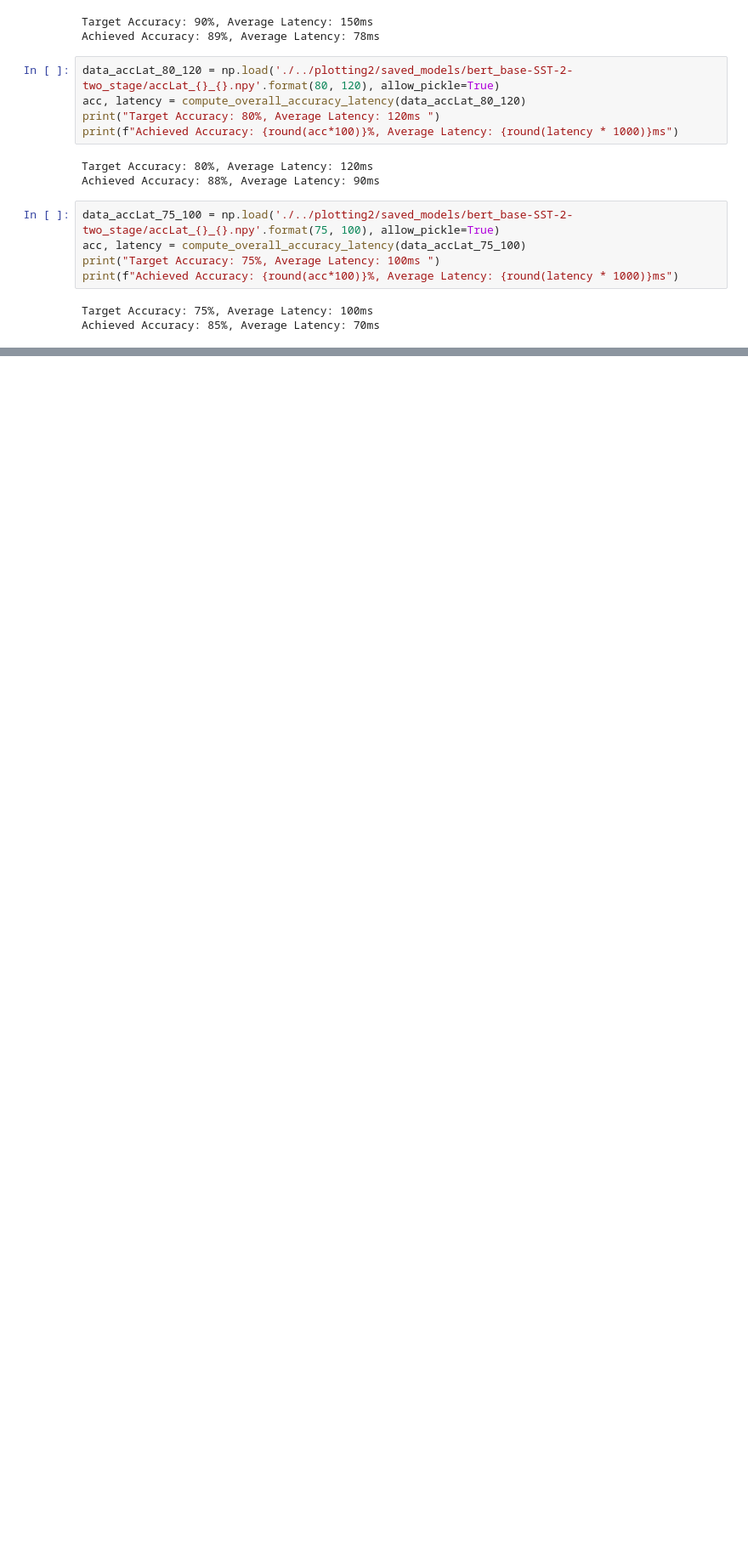
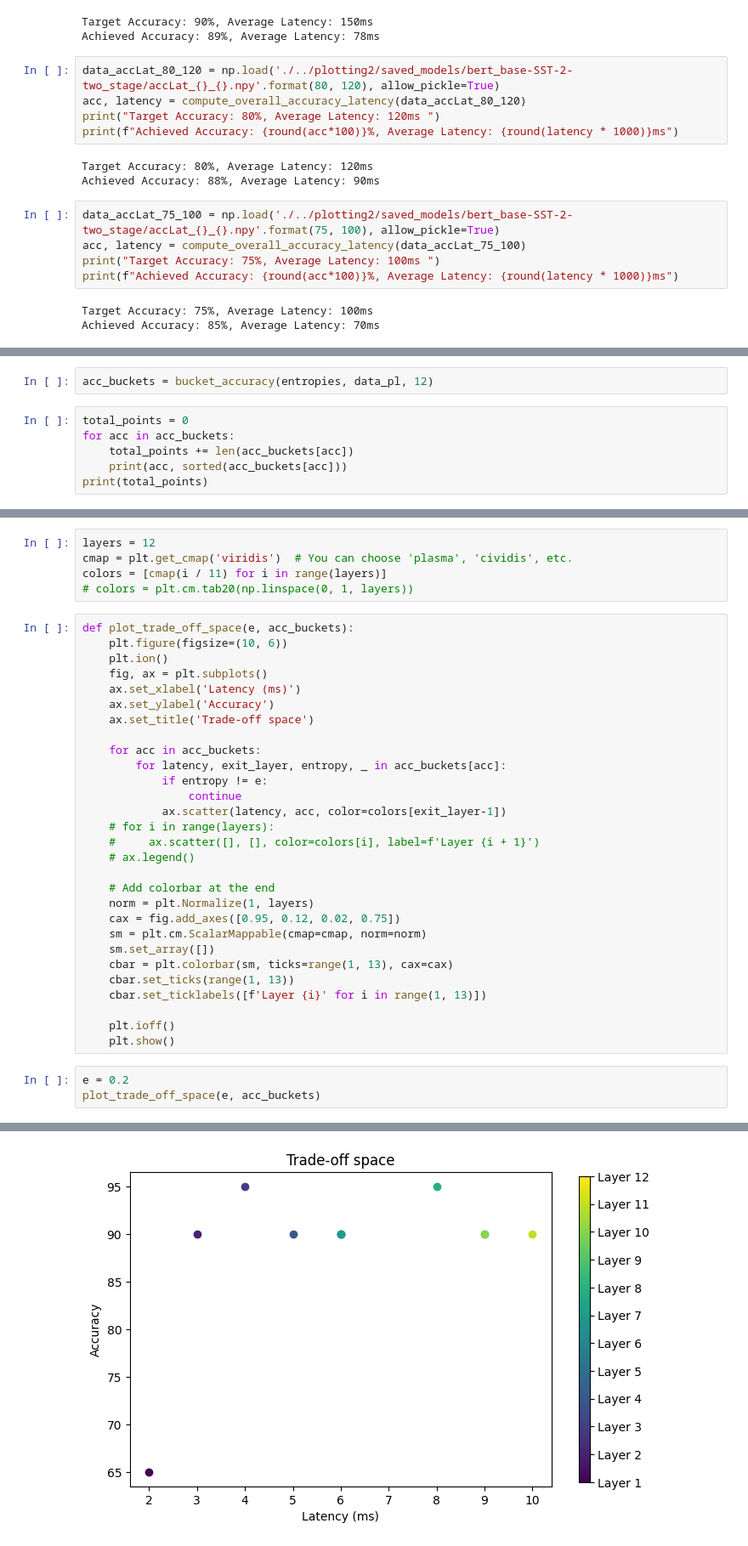
Before and after one commit to HemachandraKolisetty/SysMLTeam12, a Jupyter notebook: notebooks/SST2.ipynb, the cells around one changed output, grey strips where cells are left out. Shown: that part at 85% size. Drawn from its saved outputs; the diff is of its cells as text; blank space fills up the shorter version.

```diff
--- a/notebooks/SST2.ipynb
+++ b/notebooks/SST2.ipynb
@@ -141,0 +194,8 @@ Achieved Accuracy: 85%, Average Latency: 70ms
+# %%
+acc_buckets = bucket_accuracy(entropies, data_pl, 12)
+# %%
+total_points = 0
+for acc in acc_buckets:
+    total_points += len(acc_buckets[acc])
+    print(acc, sorted(acc_buckets[acc]))
+print(total_points)
@@ -141,0 +220,38 @@ Achieved Accuracy: 85%, Average Latency: 70ms
+# %%
+layers = 12
+cmap = plt.get_cmap('viridis')  # You can choose 'plasma', 'cividis', etc.
+colors = [cmap(i / 11) for i in range(layers)]
+# colors = plt.cm.tab20(np.linspace(0, 1, layers))
+# %%
+def plot_trade_off_space(e, acc_buckets):
+    plt.figure(figsize=(10, 6))
+    plt.ion()
+    fig, ax = plt.subplots()
+    ax.set_xlabel('Latency (ms)')
+    ax.set_ylabel('Accuracy')
+    ax.set_title('Trade-off space')
+
+    for acc in acc_buckets:
+        for latency, exit_layer, entropy, _ in acc_buckets[acc]:
+            if entropy != e:
+                continue
+            ax.scatter(latency, acc, color=colors[exit_layer-1])
+    # for i in range(layers):
+    #     ax.scatter([], [], color=colors[i], label=f'Layer {i + 1}')
+    # ax.legend()
+
+    # Add colorbar at the end
+    norm = plt.Normalize(1, layers)
+    cax = fig.add_axes([0.95, 0.12, 0.02, 0.75])
+    sm = plt.cm.ScalarMappable(cmap=cmap, norm=norm)
+    sm.set_array([])
+    cbar = plt.colorbar(sm, ticks=range(1, 13), cax=cax)
+    cbar.set_ticks(range(1, 13))
+    cbar.set_ticklabels([f'Layer {i}' for i in range(1, 13)])
+
+    plt.ioff()
+    plt.show()
+# %%
+e = 0.2
+plot_trade_off_space(e, acc_buckets)
+# %% [output]
@@ -141,0 +259 @@ Achieved Accuracy: 85%, Average Latency: 70ms
+[figure, added]
```
Also changed, not shown: parts of 11 cells of this notebook, 4 other files.
